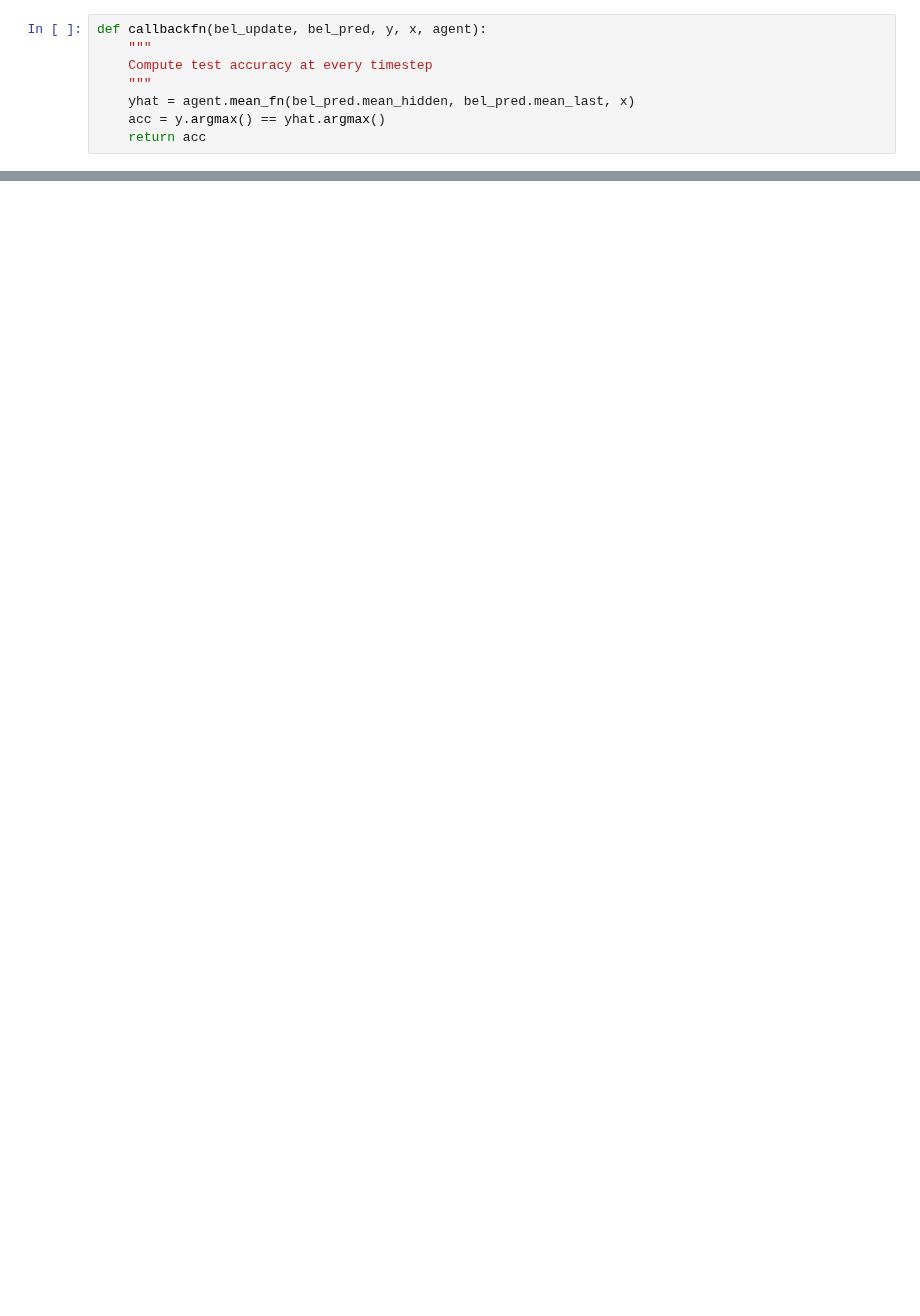
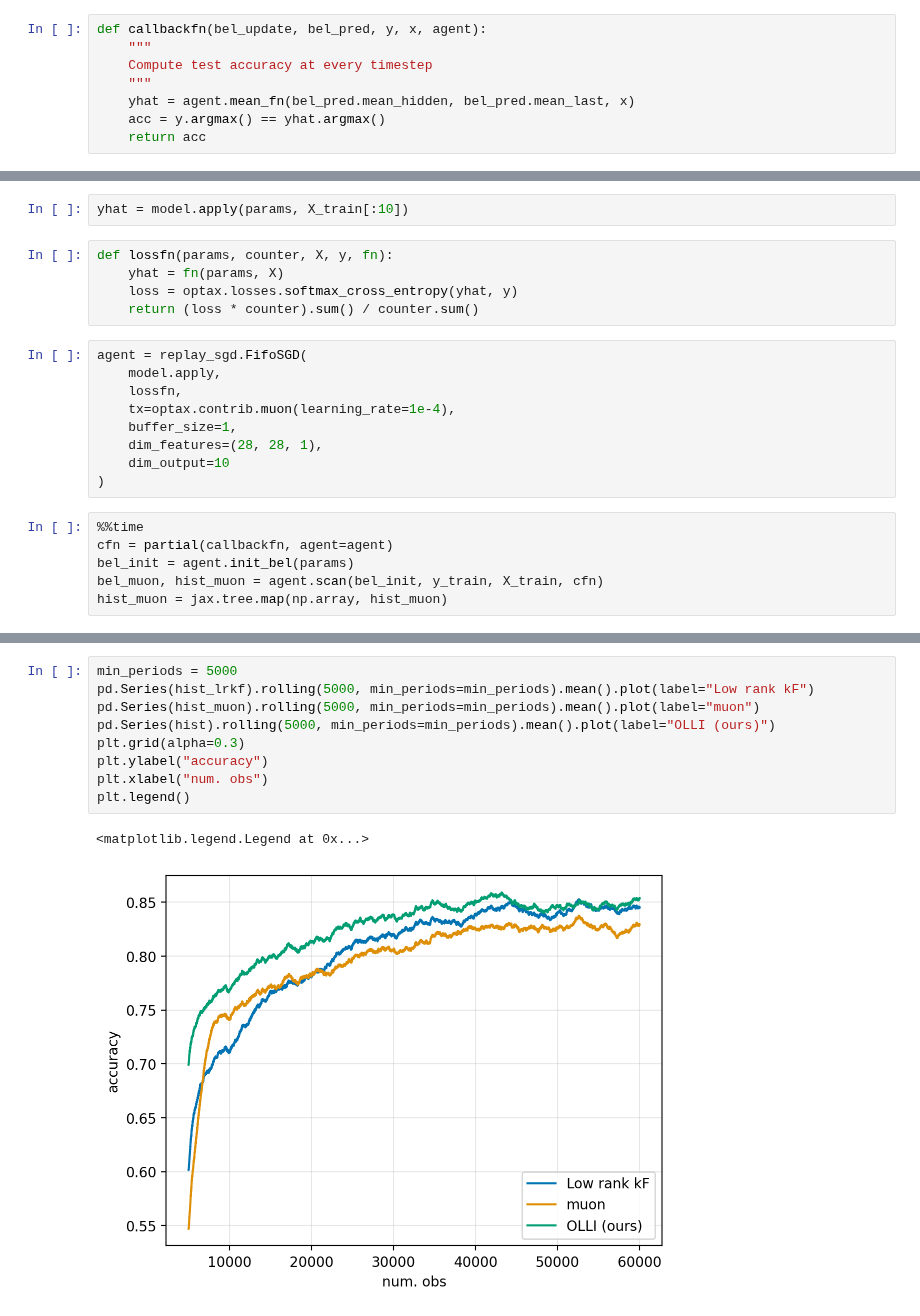
Before and after one commit to gerdm/low-rank-last-layer-inference, a Jupyter notebook: experiments/LL-LRKF-fmnist.ipynb, the cells around one changed output, grey strips where cells are left out. Saved outputs shown, nothing was run; the diff lists cells and outputs as text; blank space fills up the shorter version.

```diff
--- a/experiments/LL-LRKF-fmnist.ipynb
+++ b/experiments/LL-LRKF-fmnist.ipynb
@@ -247,0 +198,22 @@ sns.heatmap(jnp.sign(corr) * jnp.abs(jnp.log(corr)))
+# %%
+yhat = model.apply(params, X_train[:10])
+# %%
+def lossfn(params, counter, X, y, fn):
+    yhat = fn(params, X)
+    loss = optax.losses.softmax_cross_entropy(yhat, y)
+    return (loss * counter).sum() / counter.sum()
+# %%
+agent = replay_sgd.FifoSGD(
+    model.apply,
+    lossfn,
+    tx=optax.contrib.muon(learning_rate=1e-4),
+    buffer_size=1,
+    dim_features=(28, 28, 1),
+    dim_output=10
+)
+# %%
+%%time
+cfn = partial(callbackfn, agent=agent)
+bel_init = agent.init_bel(params)
+bel_muon, hist_muon = agent.scan(bel_init, y_train, X_train, cfn)
+hist_muon = jax.tree.map(np.array, hist_muon)
@@ -247,0 +223,12 @@ sns.heatmap(jnp.sign(corr) * jnp.abs(jnp.log(corr)))
+# %%
+min_periods = 5000
+pd.Series(hist_lrkf).rolling(5000, min_periods=min_periods).mean().plot(label="Low rank kF")
+pd.Series(hist_muon).rolling(5000, min_periods=min_periods).mean().plot(label="muon")
+pd.Series(hist).rolling(5000, min_periods=min_periods).mean().plot(label="OLLI (ours)")
+plt.grid(alpha=0.3)
+plt.ylabel("accuracy")
+plt.xlabel("num. obs")
+plt.legend()
+# %% [output]
+<matplotlib.legend.Legend at 0x...>
+[figure, added]
```
Also changed, not shown: parts of 27 cells of this notebook, 4 other files.
